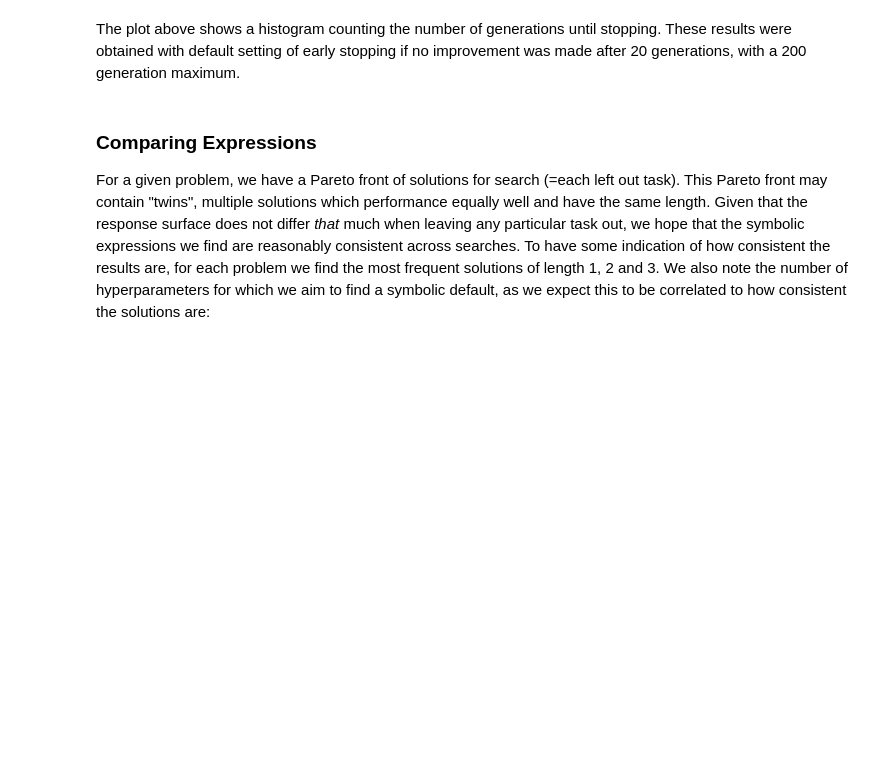
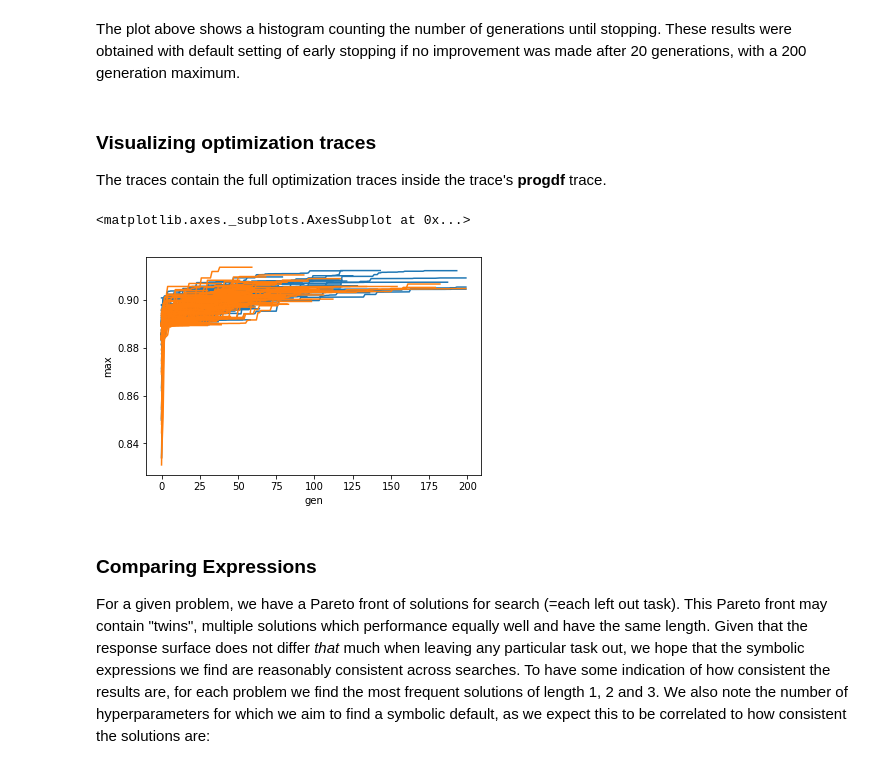
Before and after one commit to PGijsbers/symbolicdefaults, a Jupyter notebook: LogParsing.ipynb, the cells around one changed output. Drawn from its saved outputs; the diff is of its cells as text; code cells hidden in the pictures; blank space fills up the shorter version.

```diff
--- a/LogParsing.ipynb
+++ b/LogParsing.ipynb
@@ -278,5 +296,15 @@ fig.tight_layout()
 # %% [markdown]
 The plot above shows a histogram counting the number of generations until stopping. These results were obtained with default setting of early stopping if no improvement was made after 20 generations, with a 200 generation maximum.
+# %% [markdown]
+### Visualizing optimization traces
+The traces contain the full optimization traces inside the trace's **progdf** trace.
+# %%
+import seaborn as sns
+sns.lineplot(x='gen', y='max', units='task', estimator=None, data=traces['mlr_svm_lisa_local'].progdf)
+sns.lineplot(x='gen', y='max', units='task', estimator=None, data=traces['mlr_svm_lisa'].progdf)
+# %% [output]
+<matplotlib.axes._subplots.AxesSubplot at 0x...>
+[figure, added]
 # %% [markdown]
 ### Comparing Expressions
 For a given problem, we have a Pareto front of solutions for search (=each left out task).
```
Also changed, not shown: parts of 4 cells of this notebook.
